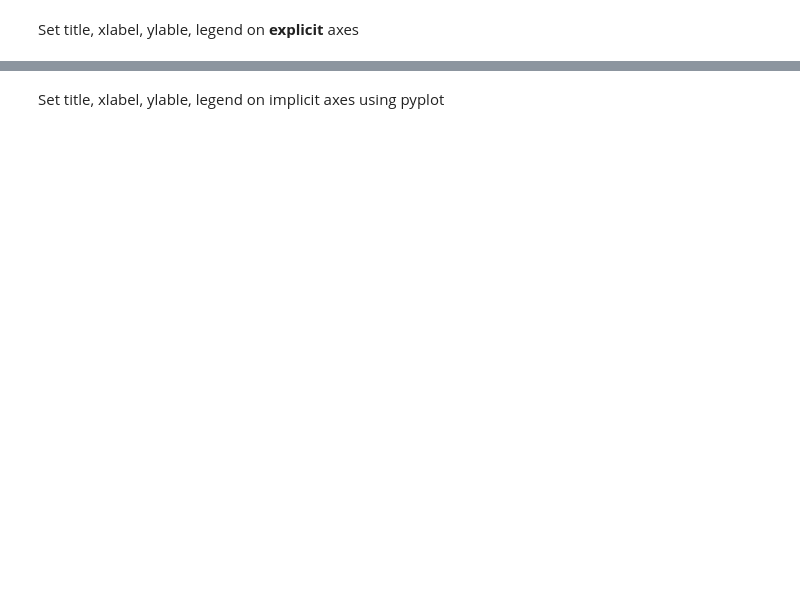
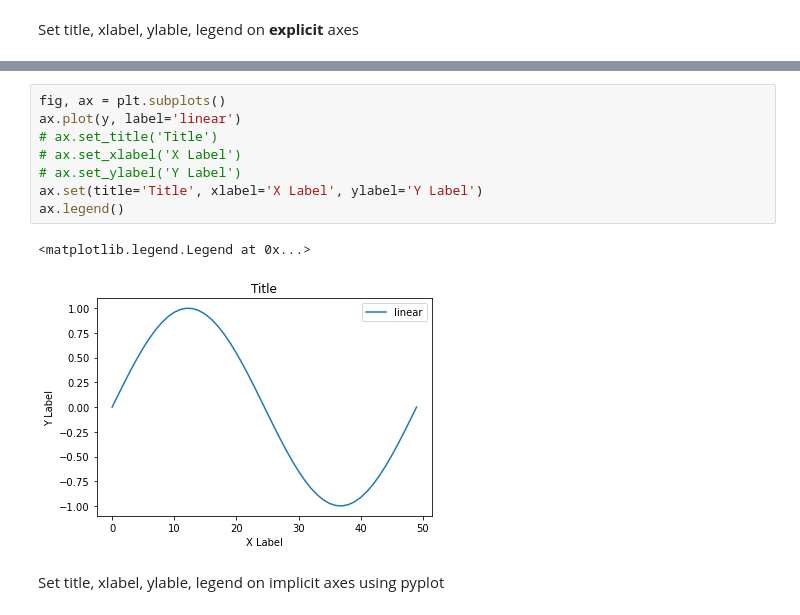
Before and after one commit to donglinchen/data_science_exercise, a Jupyter notebook: Matplotlib-basic-exercise.ipynb, the cells around one changed output, grey strips where cells are left out. Cells and saved outputs as stored; diff of their text form; blank space fills up the shorter version.

```diff
--- a/Matplotlib-basic-exercise.ipynb
+++ b/Matplotlib-basic-exercise.ipynb
@@ -50,2 +56,13 @@ Set title, xlabel, ylable, legend on **explicit** axes
+# %%
+fig, ax = plt.subplots()
+ax.plot(y, label='linear')
+# ax.set_title('Title')
+# ax.set_xlabel('X Label')
+# ax.set_ylabel('Y Label')
+ax.set(title='Title', xlabel='X Label', ylabel='Y Label')
+ax.legend()
+# %% [output]
+<matplotlib.legend.Legend at 0x...>
+[figure, added]
 # %% [markdown]
 Set title, xlabel, ylable, legend on implicit axes using pyplot
```
Also changed, not shown: parts of 41 cells of this notebook, 3 other files.
